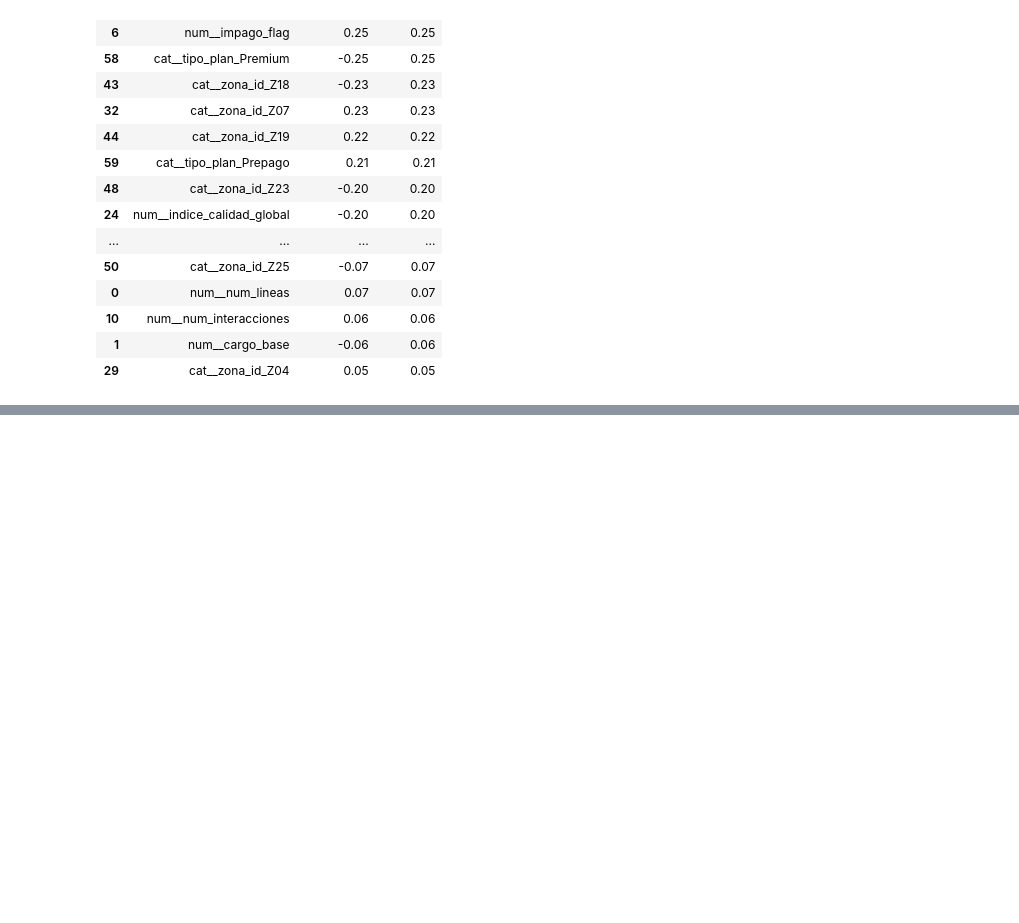
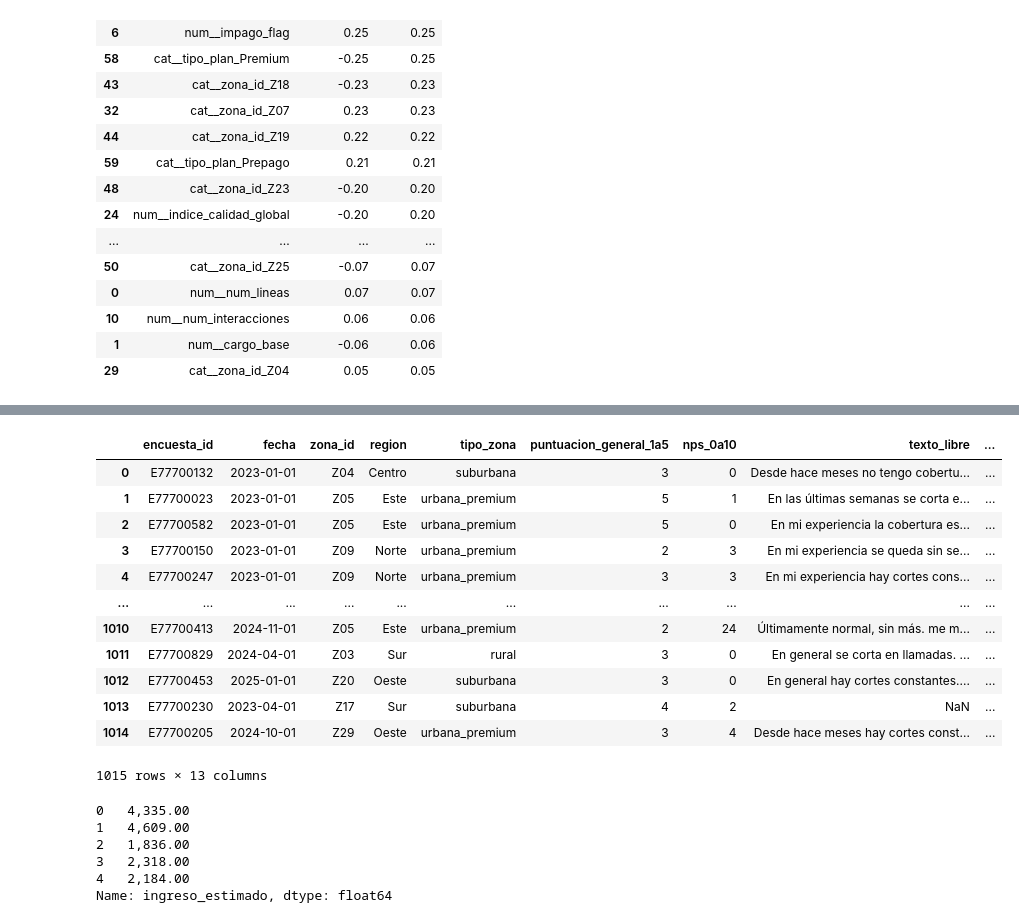
Before and after one commit to ancarmar03-create/UCV-Churn, a Jupyter notebook: notebooks/modelo1.ipynb, the cells around one changed output, grey strips where cells are left out. Cells and saved outputs as stored; diff of their text form; code cells hidden in the pictures; blank space fills up the shorter version.

```diff
--- a/notebooks/modelo1.ipynb
+++ b/notebooks/modelo1.ipynb
@@ -2819,0 +3029,17 @@ coeficientes.sort_values(
+# %%
+df_encuestas=pd.read_csv(r"C:\Users\ancar\Documents\Prácticas\UCV-Churn\data\raw\encuestas_texto.csv")
+df_encuestas
+# %% [output]
+|  | encuesta_id | fecha | zona_id | region | tipo_zona | puntuacion_general_1a5 | nps_0a10 | texto_libre | ... |
+| 0 | E77700132 | 2023-01-01 | Z04 | Centro | suburbana | 3 | 0 | Desde hace meses no tengo cobertu... | ... |
+| 1 | E77700023 | 2023-01-01 | Z05 | Este | urbana_premium | 5 | 1 | En las últimas semanas se corta e... | ... |
+| 2 | E77700582 | 2023-01-01 | Z05 | Este | urbana_premium | 5 | 0 | En mi experiencia la cobertura es... | ... |
+| 3 | E77700150 | 2023-01-01 | Z09 | Norte | urbana_premium | 2 | 3 | En mi experiencia se queda sin se... | ... |
+| 4 | E77700247 | 2023-01-01 | Z09 | Norte | urbana_premium | 3 | 3 | En mi experiencia hay cortes cons... | ... |
+| ... | ... | ... | ... | ... | ... | ... | ... | ... | ... |
+| 1010 | E77700413 | 2024-11-01 | Z05 | Este | urbana_premium | 2 | 24 | Últimamente normal, sin más. me m... | ... |
+| 1011 | E77700829 | 2024-04-01 | Z03 | Sur | rural | 3 | 0 | En general se corta en llamadas. ... | ... |
+| 1012 | E77700453 | 2025-01-01 | Z20 | Oeste | suburbana | 3 | 0 | En general hay cortes constantes.... | ... |
+| 1013 | E77700230 | 2023-04-01 | Z17 | Sur | suburbana | 4 | 2 | NaN | ... |
+| 1014 | E77700205 | 2024-10-01 | Z29 | Oeste | urbana_premium | 3 | 4 | Desde hace meses hay cortes const... | ... |
+1015 rows × 13 columns
@@ -2819,0 +3053,9 @@ coeficientes.sort_values(
+# %%
+df_clientes['ingreso_estimado'].head()
+# %% [output]
+0   4,335.00
+1   4,609.00
+2   1,836.00
+3   2,318.00
+4   2,184.00
+Name: ingreso_estimado, dtype: float64
```
Also changed, not shown: parts of 19 cells of this notebook.
